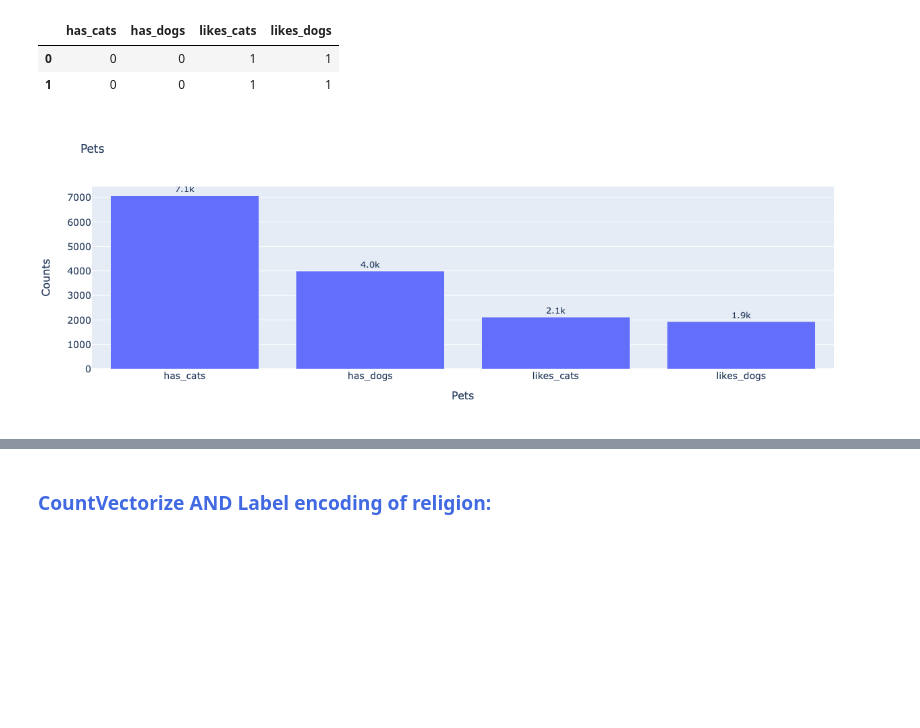
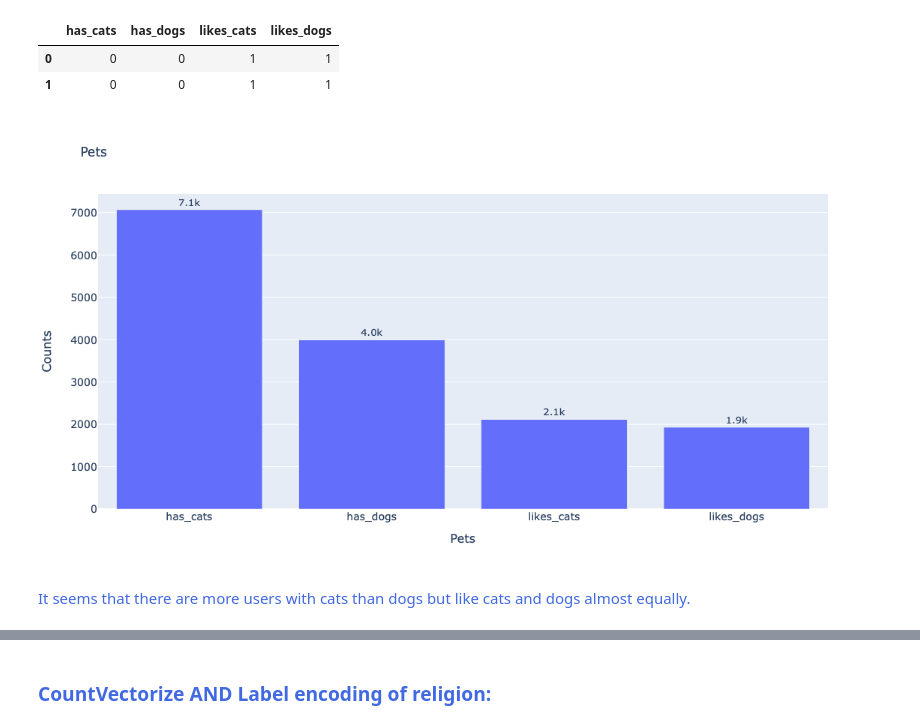
Before and after one commit to puneetsran/okcupid, a Jupyter notebook: ok_cupid_cleaning_and_transformation2.ipynb, the cells around one changed output, grey strips where cells are left out. Cells and saved outputs as stored; diff of their text form; code cells hidden in the pictures; blank space fills up the shorter version.

```diff
--- a/ok_cupid_cleaning_and_transformation2.ipynb
+++ b/ok_cupid_cleaning_and_transformation2.ipynb
@@ -1572,28 +1638,32 @@ pets_df.head(2)
 # %%
 # figure
 
 has_pets = ['has_cats', 'has_dogs', 'likes_cats', 'likes_dogs']
 fig = go.Figure(data=[
     go.Bar(name='Straight',
            x=has_pets,
            y=pets_df[has_pets].value_counts().values,
            text=pets_df[has_pets].value_counts().values)])
 
 fig.update_layout(barmode='group',
     title='Pets',
     #xaxis_tickfont_size=14,
     yaxis=dict(title='Counts',
                titlefont_size=16,
                tickfont_size=14),
     xaxis=dict(title='Pets',
                titlefont_size=16,
-               tickfont_size=14))
+               tickfont_size=14), autosize=False, width=900, height=600)
+
+
 
 fig.update_traces(texttemplate='%{text:.2s}', textposition='outside', textfont=dict(size=13))
-fig.write_image("pets.png", width=1150, height=750)
+fig.write_image("pets.png", width=1000, height=800)
 fig.show()
 # %% [output]
-[figure, old version]
+[figure, new version]
+# %% [markdown]
+<span style="color:royalblue">It seems that there are more users with cats than dogs but like cats and dogs almost equally.</span>
 # %%
 # Join back to ok_cupid_df
 ok_cupid_df = pd.concat([ok_cupid_df, pets_df], axis=1)
```
Also changed, not shown: parts of 34 cells of this notebook, 1 other file.
